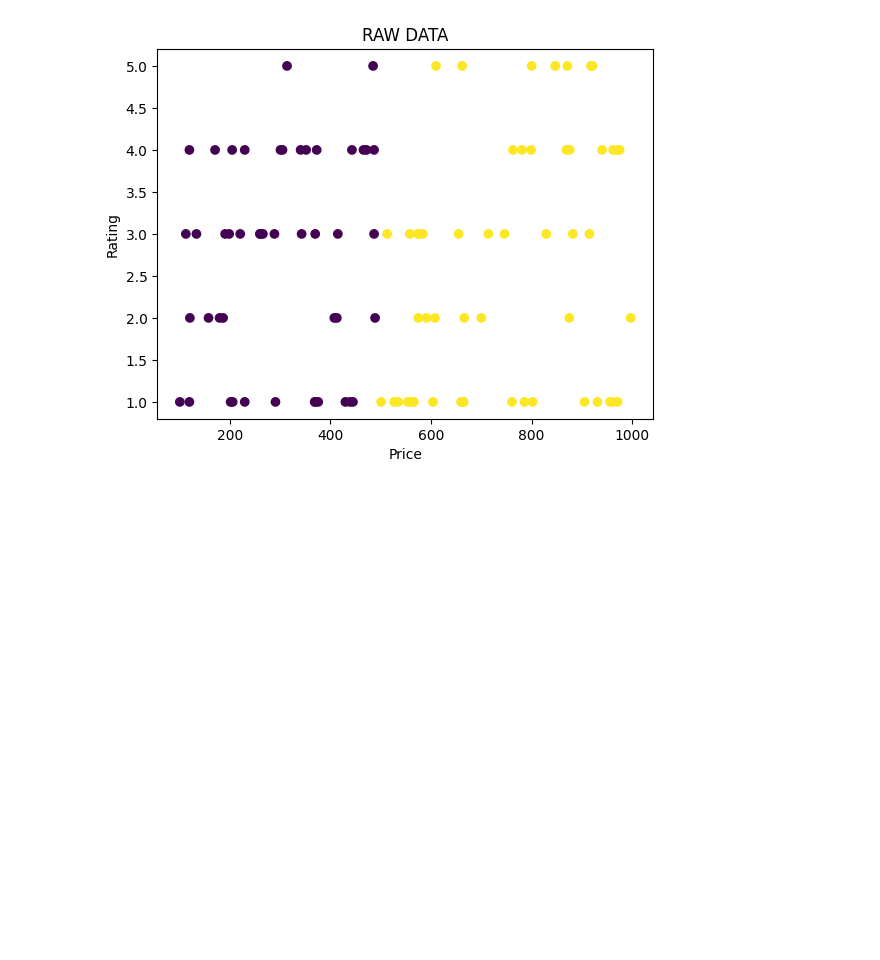
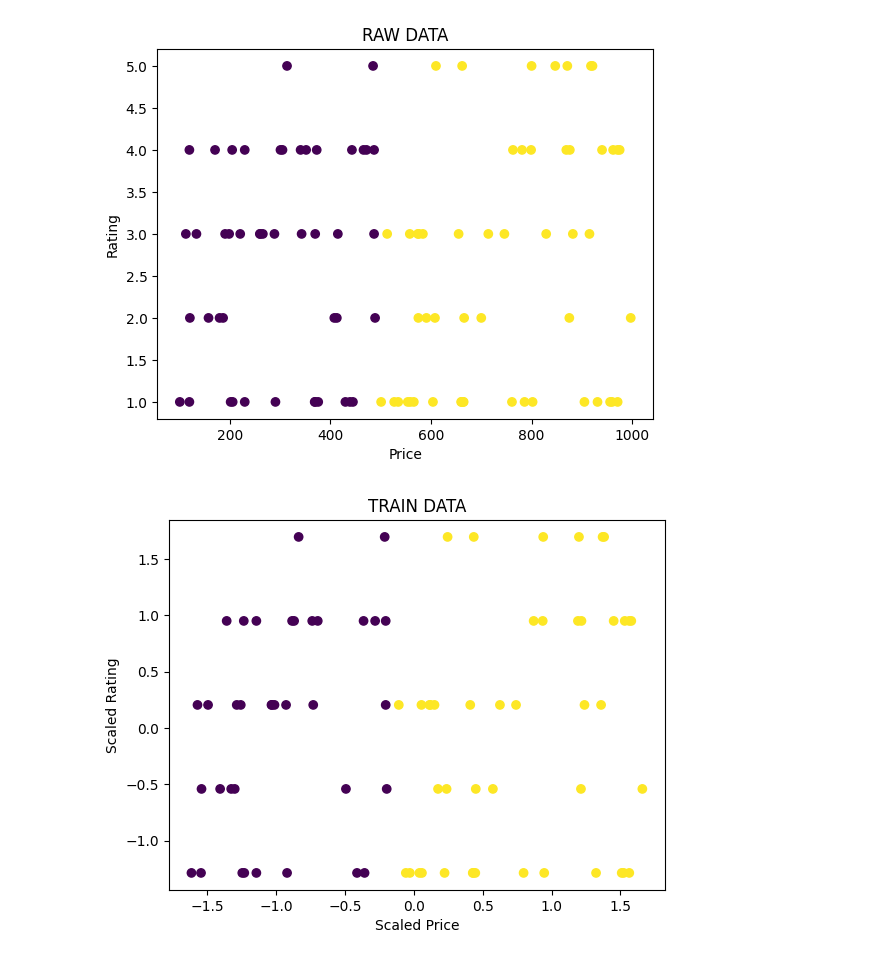
Before and after one commit to su92-msaiw-f25-016-spec/lessons-learned, a Jupyter notebook: Priceprediction.ipynb, the cells around one changed output. Saved outputs shown, nothing was run; the diff lists cells and outputs as text; code cells hidden in the pictures; blank space fills up the shorter version.

Commit message:
Train Data visualized

```diff
--- a/Priceprediction.ipynb
+++ b/Priceprediction.ipynb
@@ -35,3 +35,13 @@ X_train, X_test, y_train, y_test = train_test_split(
 scaler = StandardScaler()
 X_train = scaler.fit_transform(X_train)
 X_test = scaler.transform(X_test)
+# %%
+# TRAIN DATA VISUALIZATION
+plt.figure()
+plt.scatter(X_train[:,0], X_train[:,2], c=y_train)
+plt.xlabel("Scaled Price")
+plt.ylabel("Scaled Rating")
+plt.title("TRAIN DATA")
+plt.show()
+# %% [output]
+[figure, added]
```
